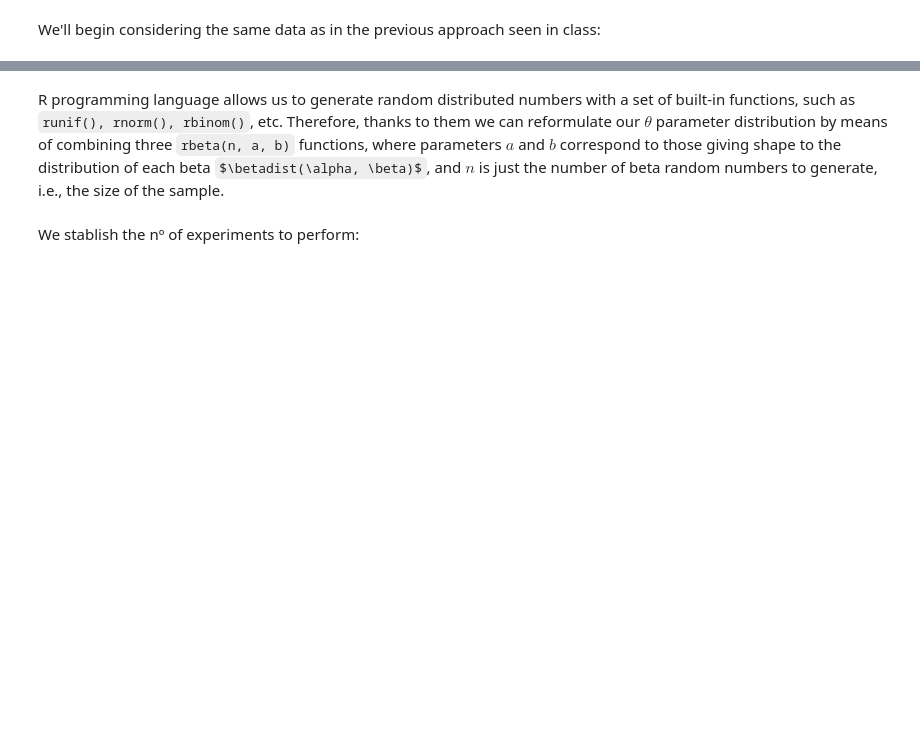
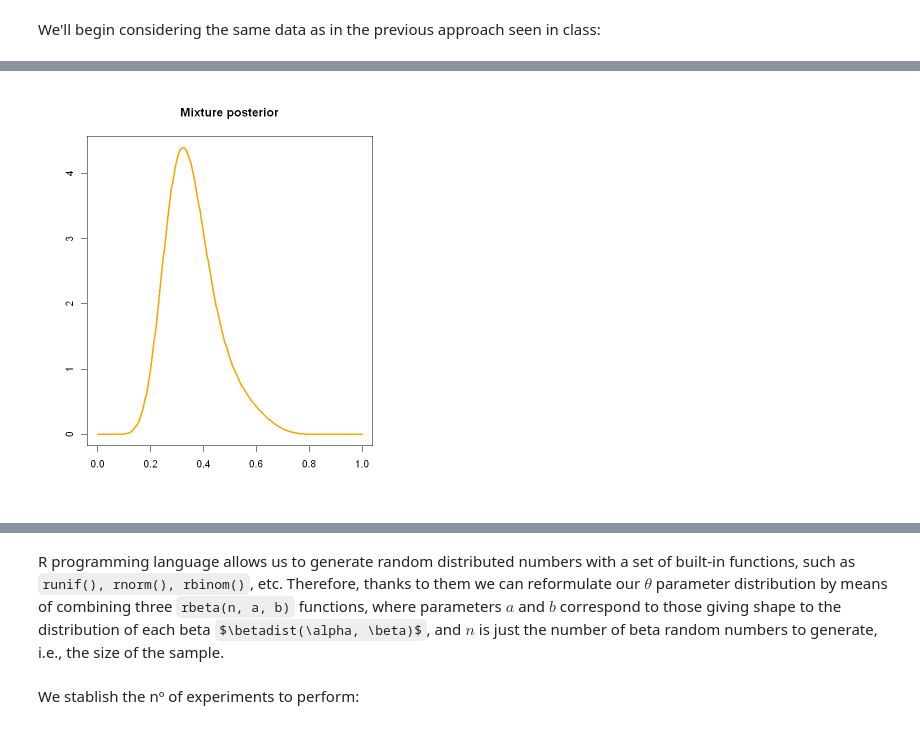
Before and after one commit to claudia-hm/BSPP, a Jupyter notebook: 2021-2022.Homework.01.Statements.ipynb, the cells around one changed output, grey strips where cells are left out. Saved outputs shown, nothing was run; the diff lists cells and outputs as text; code cells hidden in the pictures; some formulas as TeX source; blank space fills up the shorter version.

```diff
--- a/2021-2022.Homework.01.Statements.ipynb
+++ b/2021-2022.Homework.01.Statements.ipynb
@@ -692,0 +716,9 @@ The expressions of $h(\theta\,|\,x)$ and $h(\theta)$ may look similar due to its
+# %%
+# let's consider also "posterior gamma3" to reduce notation
+posterior.gamma1<-prior.gamma1*f1(x.obs)/(prior.gamma1*f1(x.obs)+prior.gamma2*f2(x.obs)+(1-(prior.gamma1+prior.gamma2))*f3(x.obs))
+posterior.gamma2<-prior.gamma2*f2(x.obs)/(prior.gamma1*f1(x.obs)+prior.gamma2*f2(x.obs)+(1-(prior.gamma1+prior.gamma2))*f3(x.obs))
+posterior.gamma3<-(1-(prior.gamma1+prior.gamma2))*f3(x.obs)/(prior.gamma1*f1(x.obs)+prior.gamma2*f2(x.obs)+(1-(prior.gamma1+prior.gamma2))*f3(x.obs))
+
+print(posterior.gamma1)
+print(posterior.gamma2)
+print(posterior.gamma3)
@@ -692,0 +750,22 @@ The expressions of $h(\theta\,|\,x)$ and $h(\theta)$ may look similar due to its
+# %%
+# posterior parameters for beta distributions
+posterior.a1<-prior.a1+x.obs
+posterior.b1<-prior.b1+n-x.obs
+posterior.a2<-prior.a2+x.obs
+posterior.b2<-prior.b2+n-x.obs
+posterior.a3<-prior.a3+x.obs
+posterior.b3<-prior.b3+n-x.obs
+
+# thoretical posterior pdf
+mixture.posterior.pdf<-function(x){
+    return(posterior.gamma1*dbeta(x,posterior.a1,posterior.b1)+
+           posterior.gamma2*dbeta(x,posterior.a2,posterior.b2)+
+           posterior.gamma3*dbeta(x,posterior.a3,posterior.b3))
+}
+
+# Plot
+options(repr.plot.width=6,repr.plot.height=7)
+v<-seq(0,1,length=500)
+plot(v,mixture.posterior.pdf(v),"l",lwd=2.5,col="Orange",xlab="",ylab="",main="Mixture posterior")
+# %% [output]
+[figure, added]
```
Also changed, not shown: parts of 42 cells of this notebook.
